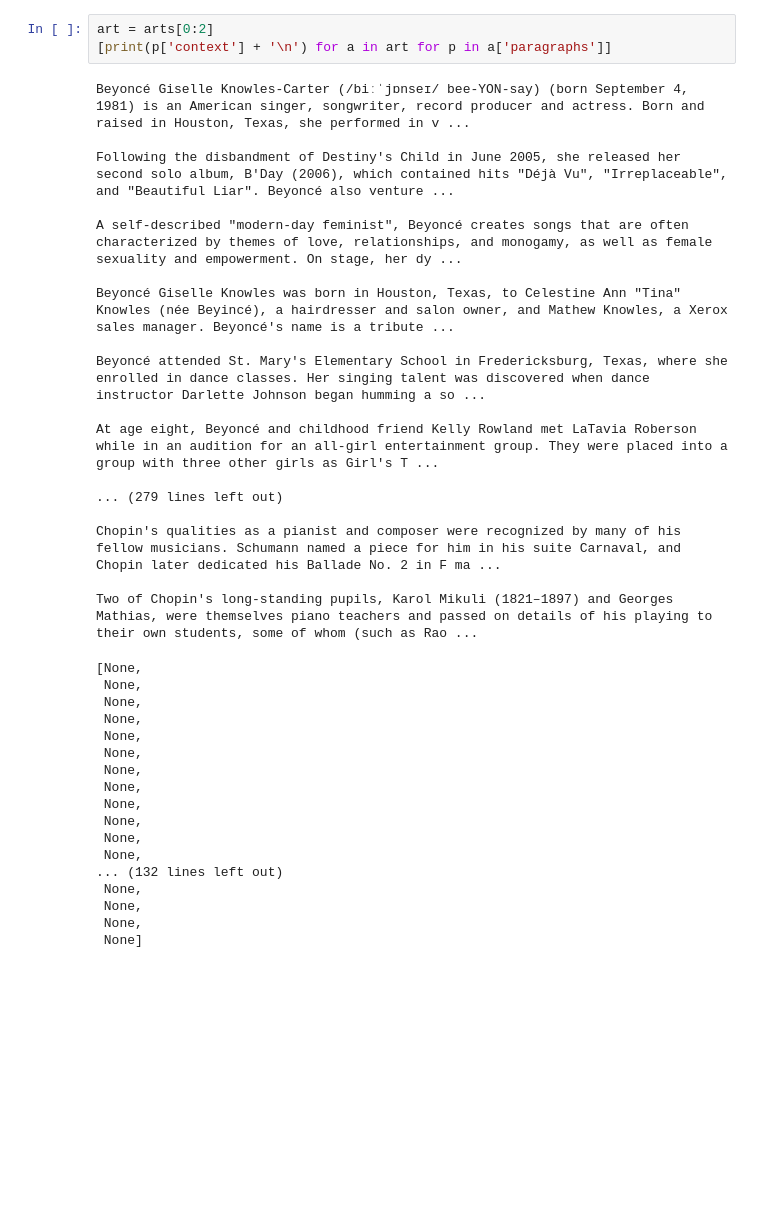
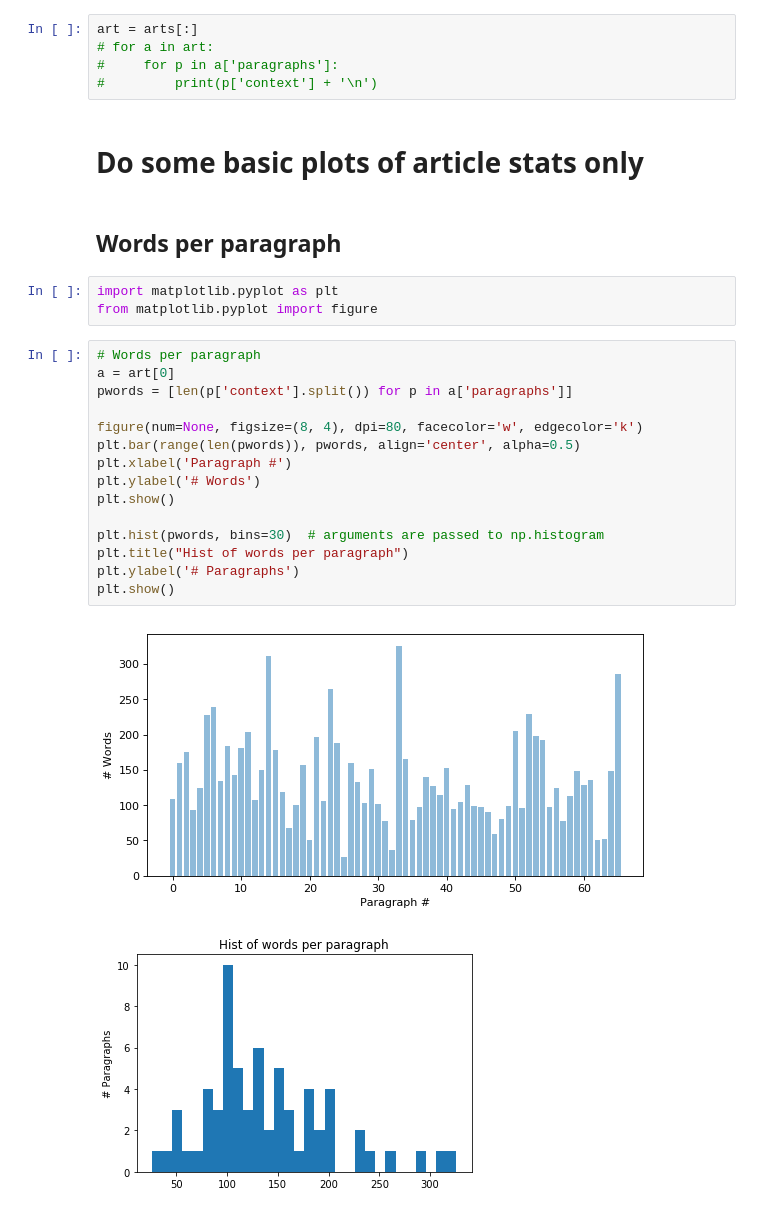
Before and after one commit to davestanley/mindpocket, a Jupyter notebook: play/data_EDA_FITB_generation.ipynb, the cells around one changed output. Cells and saved outputs as stored; diff of their text form; blank space fills up the shorter version.

```diff
--- a/play/data_EDA_FITB_generation.ipynb
+++ b/play/data_EDA_FITB_generation.ipynb
@@ -30,38 +32,30 @@ arts[0]['paragraphs'][0]['context']
 # %%
-art = arts[0:2]
-[print(p['context'] + '\n') for a in art for p in a['paragraphs']]
+art = arts[:]
+# for a in art:
+#     for p in a['paragraphs']:
+#         print(p['context'] + '\n')
-# %% [output]
-Beyoncé Giselle Knowles-Carter (/biːˈjɒnseɪ/ bee-YON-say) (born September 4, 1981) is an American singer, songwriter, record producer and actress. Born and raised in Houston, Texas, she performed in v ...
-
-Following the disbandment of Destiny's Child in June 2005, she released her second solo album, B'Day (2006), which contained hits "Déjà Vu", "Irreplaceable", and "Beautiful Liar". Beyoncé also venture ...
-
-A self-described "modern-day feminist", Beyoncé creates songs that are often characterized by themes of love, relationships, and monogamy, as well as female sexuality and empowerment. On stage, her dy ...
-
-Beyoncé Giselle Knowles was born in Houston, Texas, to Celestine Ann "Tina" Knowles (née Beyincé), a hairdresser and salon owner, and Mathew Knowles, a Xerox sales manager. Beyoncé's name is a tribute ...
-
-Beyoncé attended St. Mary's Elementary School in Fredericksburg, Texas, where she enrolled in dance classes. Her singing talent was discovered when dance instructor Darlette Johnson began humming a so ...
-
-At age eight, Beyoncé and childhood friend Kelly Rowland met LaTavia Roberson while in an audition for an all-girl entertainment group. They were placed into a group with three other girls as Girl's T ...
-
-... (279 lines left out)
-
-Chopin's qualities as a pianist and composer were recognized by many of his fellow musicians. Schumann named a piece for him in his suite Carnaval, and Chopin later dedicated his Ballade No. 2 in F ma ...
-
-Two of Chopin's long-standing pupils, Karol Mikuli (1821–1897) and Georges Mathias, were themselves piano teachers and passed on details of his playing to their own students, some of whom (such as Rao ...
-[None,
- None,
- None,
- None,
- None,
- None,
- None,
- None,
- None,
- None,
- None,
- None,
-... (132 lines left out)
- None,
- None,
- None,
- None]
+# %% [markdown]
+# Do some basic plots of article stats only
+# %% [markdown]
+## Words per paragraph
+# %%
+import matplotlib.pyplot as plt
+from matplotlib.pyplot import figure
+# %%
+# Words per paragraph
+a = art[0]
+pwords = [len(p['context'].split()) for p in a['paragraphs']]
+
+figure(num=None, figsize=(8, 4), dpi=80, facecolor='w', edgecolor='k')
+plt.bar(range(len(pwords)), pwords, align='center', alpha=0.5)
+plt.xlabel('Paragraph #')
+plt.ylabel('# Words')
+plt.show()
+
+plt.hist(pwords, bins=30)  # arguments are passed to np.histogram
+plt.title("Hist of words per paragraph")
+plt.ylabel('# Paragraphs')
+plt.show()
+# %% [output]
+[figure, added]
+[figure, added]
```
Also changed, not shown: parts of 25 cells of this notebook, 6 other files.
